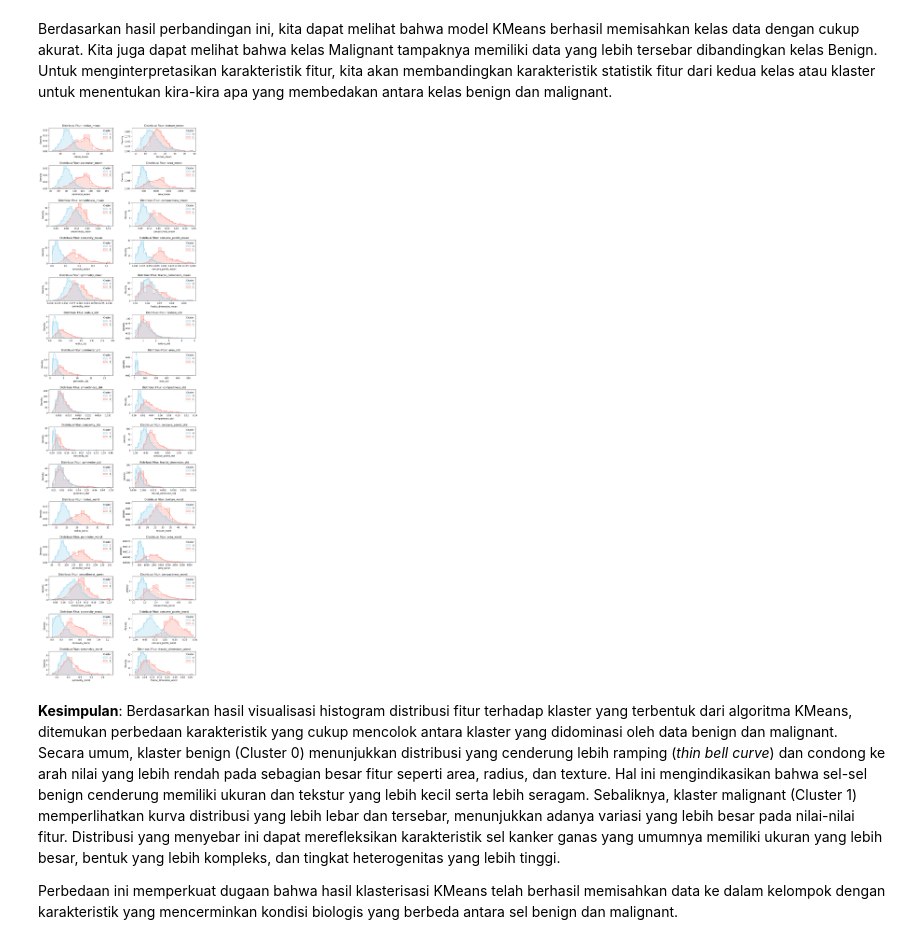
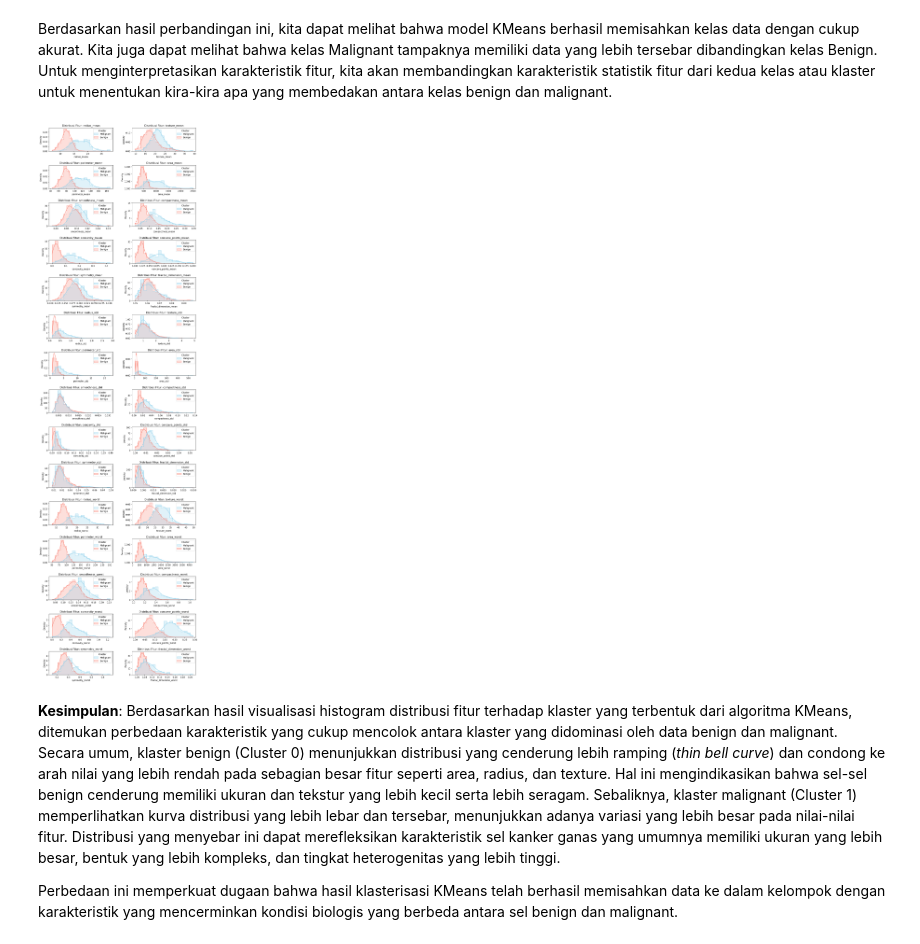
Before and after one commit to itsqal/analisa-tumor-klasifikasi-clustering, a Jupyter notebook: Analisis Prediktif dan Segmentasi Data Kanker Payudara.ipynb, the cells around one changed output. Drawn from its saved outputs; the diff is of its cells as text; code cells hidden in the pictures.

```diff
--- a/Analisis Prediktif dan Segmentasi Data Kanker Payudara.ipynb
+++ b/Analisis Prediktif dan Segmentasi Data Kanker Payudara.ipynb
@@ -883,33 +888,33 @@ Berdasarkan hasil perbandingan ini, kita dapat melihat bahwa model KMeans berhas
 # %%
 columns = X.columns
 n_bins = 20
 
 fig, axs = plt.subplots(15, 2, figsize=(12, 45), facecolor='w', edgecolor='k')
 plt.subplots_adjust(wspace=0.3, hspace=0.6)
 
 axs = axs.ravel()
 
 df_clustered = X.copy()
-df_clustered['Cluster'] = best_pred
+df_clustered['Cluster'] = y_true.map({0: 'Benign', 1: 'Malignant'})
 
 for i, column in enumerate(columns):
     sns.histplot(
         data=df_clustered,
         x=column,
         hue='Cluster',
         bins=n_bins,
         ax=axs[i],
         kde=True,
         palette=['skyblue', 'salmon'],
         element='step',
         stat='density',
         common_norm=False
     )
     axs[i].set_title(f'Distribusi Fitur: {column}')
 
 plt.show()
 # %% [output]
-[figure, old version]
+[figure, new version]
 # %% [markdown]
 **Kesimpulan**: Berdasarkan hasil visualisasi histogram distribusi fitur terhadap klaster yang terbentuk dari algoritma KMeans, ditemukan perbedaan karakteristik yang cukup mencolok antara klaster yang didominasi oleh data benign dan malignant. Secara umum, klaster benign (Cluster 0) menunjukkan distribusi yang cenderung lebih ramping (*thin bell curve*) dan condong ke arah nilai yang lebih rendah pada sebagian besar fitur seperti area, radius, dan texture. Hal ini mengindikasikan bahwa sel-sel benign cenderung memiliki ukuran dan tekstur yang lebih kecil serta lebih seragam. Sebaliknya, klaster malignant (Cluster 1) memperlihatkan kurva distribusi yang lebih lebar dan tersebar, menunjukkan adanya variasi yang lebih besar pada nilai-nilai fitur. Distribusi yang menyebar ini dapat merefleksikan karakteristik sel kanker ganas yang umumnya memiliki ukuran yang lebih besar, bentuk yang lebih kompleks, dan tingkat heterogenitas yang lebih tinggi.
 
```
Also changed, not shown: parts of 11 cells of this notebook, 4 other files.
